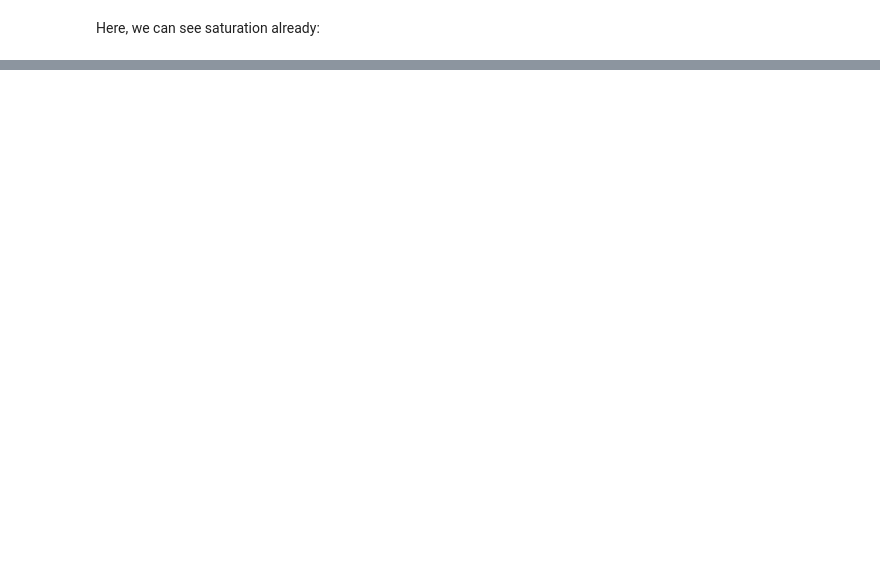
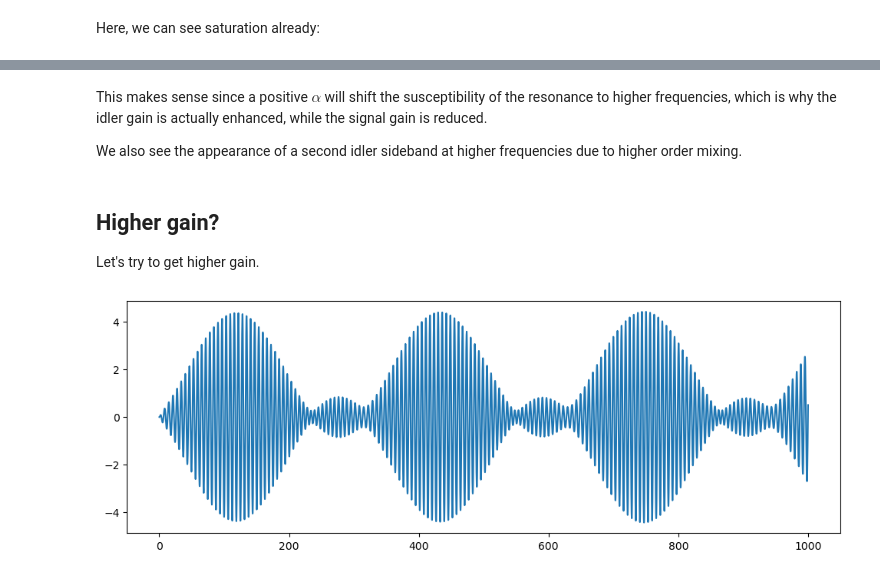
Before and after one commit to gsteele13/JPA-Harmonic-Balance, a Jupyter notebook: brute_force_ode_integration/JPA numerical integration.ipynb, the cells around one changed output, grey strips where cells are left out. Cells and saved outputs as stored; diff of their text form; code cells hidden in the pictures; blank space fills up the shorter version.

```diff
--- a/brute_force_ode_integration/JPA numerical integration.ipynb
+++ b/brute_force_ode_integration/JPA numerical integration.ipynb
@@ -124,0 +121,20 @@ We also see the appearance of a second idler sideband at higher frequencies due
+# %% [markdown]
+This makes sense since a positive $\alpha$ will shift the susceptibility of the resonance to higher frequencies, which is why the idler gain is actually enhanced, while the signal gain is reduced.
+
+We also see the appearance of a second idler sideband at higher frequencies due to higher order mixing.
+# %% [markdown]
+## Higher gain?
+
+Let's try to get higher gain.
+# %%
+T = 1000
+gam = 0.1
+eps = 0.2
+F = 0.1
+alpha = 0
+N = 10000
+ws = 0.98
+wp = 2
+t,x = solve_and_plot()
+# %% [output]
+[figure, added]
```
Also changed, not shown: parts of 20 cells of this notebook, 1 other file.
